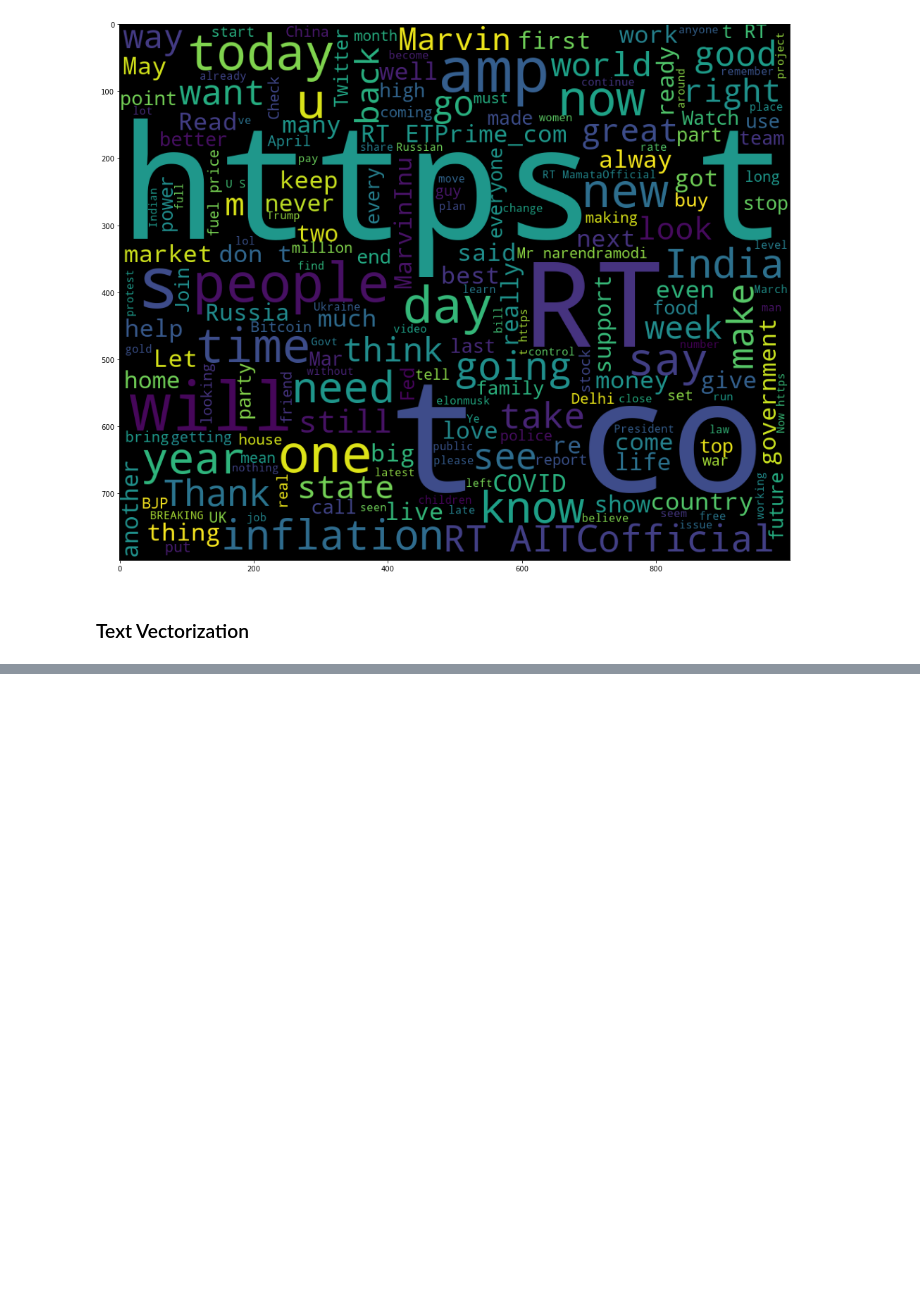
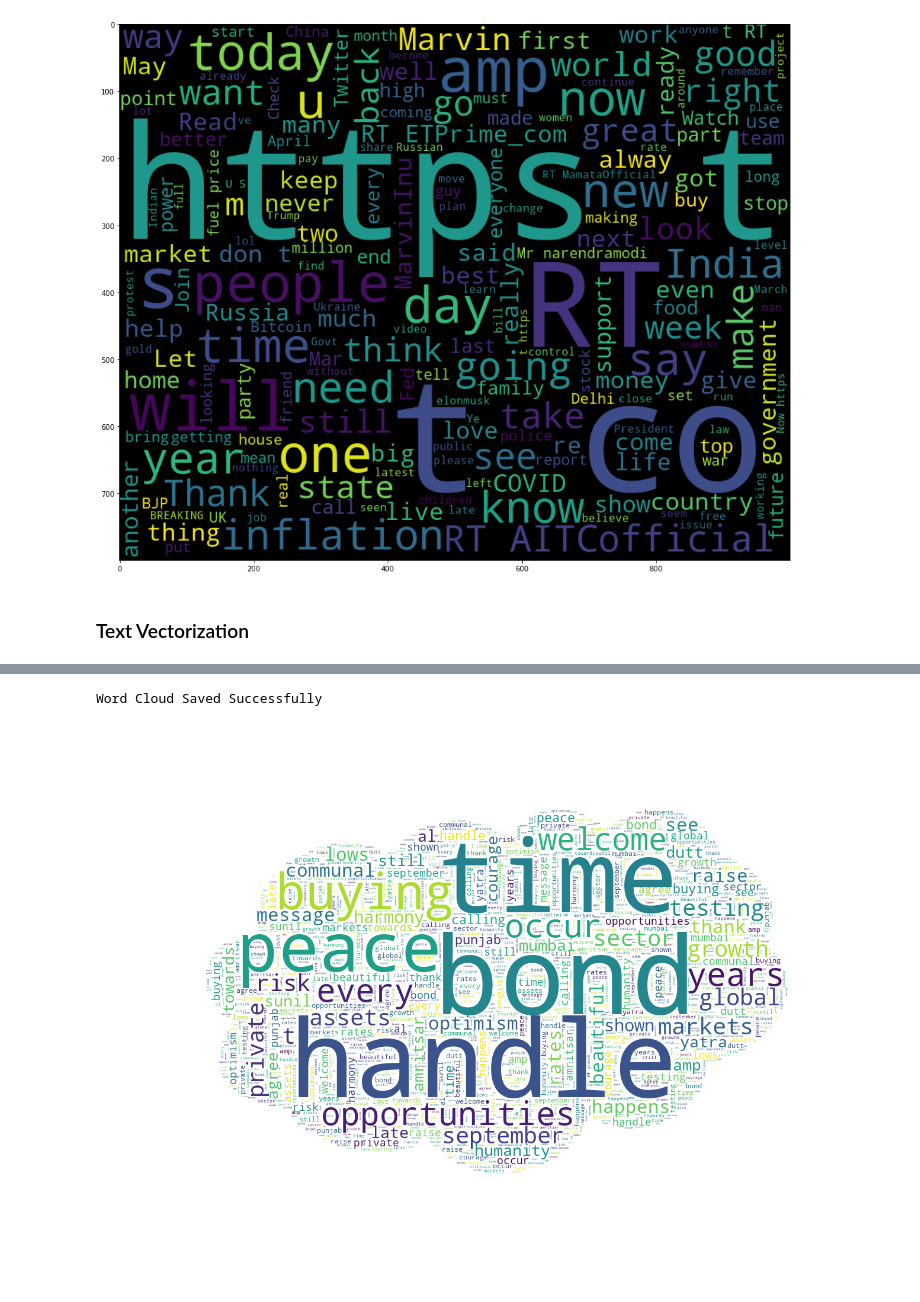
Before and after one commit to wakura-mbuya/Twitter-Data-Analysis-10Academy-Training, a Jupyter notebook: twitterDataAnalysis.ipynb, the cells around one changed output, grey strips where cells are left out. Saved outputs shown, nothing was run; the diff lists cells and outputs as text; code cells hidden in the pictures; blank space fills up the shorter version.

```diff
--- a/twitterDataAnalysis.ipynb
+++ b/twitterDataAnalysis.ipynb
@@ -176,0 +223,11 @@ plt.show()
+# %%
+#Cleaning Text (RT, Punctuation etc)
+#Creating new dataframe and new features
+text_df["text"] = text_df.iloc[:, 0]
+
+#Removing RT, Punctuation etc
+remove_rt = lambda x: re.sub('RT @\w+: '," ",x)
+rt = lambda x: re.sub("(@[A-Za-z0-9]+)|([^0-9A-Za-z \t])|(\w+:\/\/\S+)"," ",x)
+text_df["text"] = text_df.text.map(remove_rt).map(rt)
+text_df["text"] = text_df.text.str.lower()
+text_df.head(10)
@@ -176,0 +296,6 @@ plt.show()
+# %%
+#Creating new data frames for all sentiments (positive, negative and neutral)
+
+text_df_negative = text_df[text_df["sentiment"]=="negative"]
+text_df_positive = text_df[text_df["sentiment"]=="positive"]
+text_df_neutral = text_df[text_df["sentiment"]=="neutral"]
@@ -176,0 +362,6 @@ plt.show()
+# %%
+#Creating wordcloud for positive sentiment
+create_wordcloud(text_df_positive["text"].values)
+# %% [output]
+Word Cloud Saved Successfully
+[figure, added]
```
Also changed, not shown: parts of 31 cells of this notebook.
